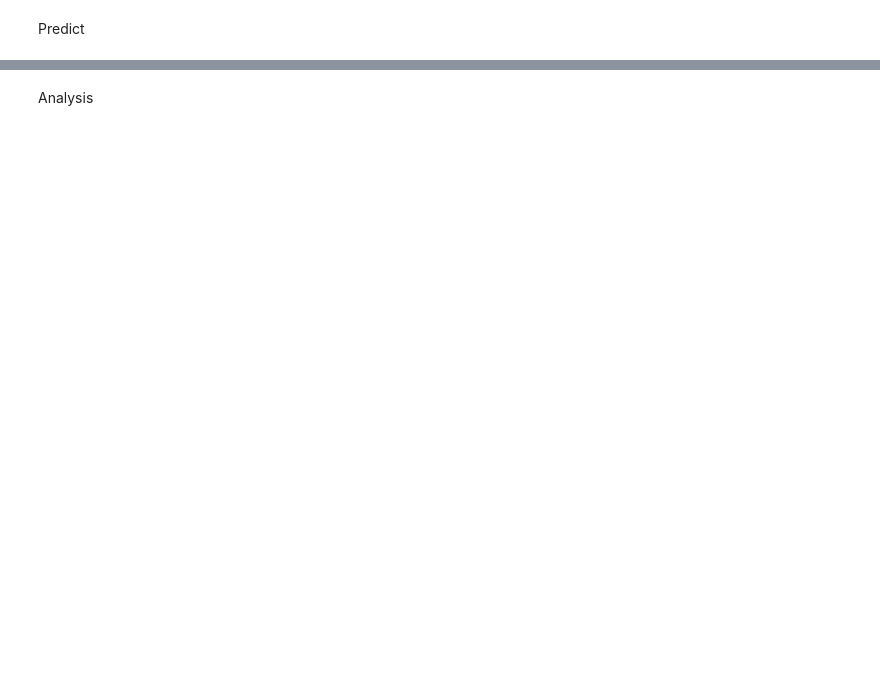
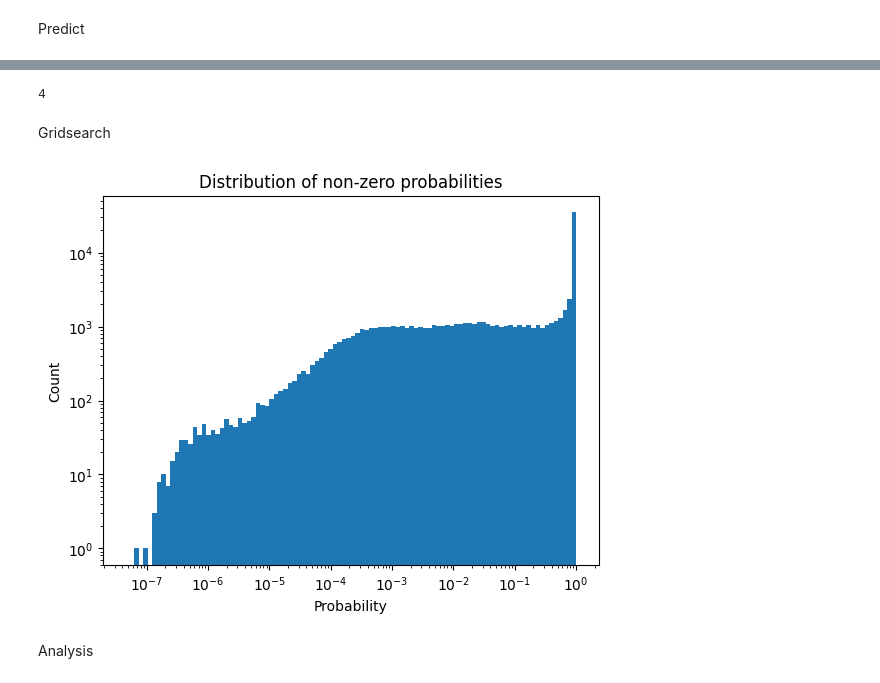
Before and after one commit to elidub/MedicalImaging_Ribfracture, a Jupyter notebook: notebooks/elias_unet_analysis.ipynb, the cells around one changed output, grey strips where cells are left out. Cells and saved outputs as stored; diff of their text form; code cells hidden in the pictures; blank space fills up the shorter version.

```diff
--- a/notebooks/elias_unet_analysis.ipynb
+++ b/notebooks/elias_unet_analysis.ipynb
@@ -110,0 +138,6 @@ for d in data:
+# %%
+len(data[0])
+# %% [output]
+4
+# %% [markdown]
+Gridsearch
@@ -110,0 +172,30 @@ for d in data:
+# %%
+p_nonzero = np.array([])
+device = 'cpu'
+
+for d in data:
+    x, y, p = d['img'], d['label'], d['pred']
+    p_nonzero = np.append(p_nonzero, p[p != 0])
+
+    y = torch.tensor(simplify_labels(y), device = device, dtype = torch.int)
+    for i, combi in tqdm(gs.iterrows(), total=len(gs)):
+        prob_thresh, bone_thresh, size_thresh = combi[:3]
+
+        p_post = _post_process(pred = p, image = x, prob_thresh=prob_thresh, bone_thresh=bone_thresh, size_thresh=size_thresh)
+        p_post = torch.tensor(simplify_labels(p_post), device = device, dtype = torch.int)
+
+        metric = calculate_metrics(y, p_post)
+
+        for k, v in metric.items():
+            gs.loc[i, k].append(v)
+
+    gs.to_csv('../store/grid_search.csv', index=False)
+
+gs['accuracy_mean'] = gs['accuracy'].apply(lambda x: np.mean(x))
+gs['precision_mean'] = gs['precision'].apply(lambda x: np.mean(x))
+gs['recall_mean'] = gs['recall'].apply(lambda x: np.mean(x))
+gs['accuracy_std'] = gs['accuracy'].apply(lambda x: np.std(x))
+gs['precision_std'] = gs['precision'].apply(lambda x: np.std(x))
+gs['recall_std'] = gs['recall'].apply(lambda x: np.std(x))
+
+gs.to_csv('../store/grid_search.csv', index=False)
@@ -111,2 +232,16 @@ for d in data:
+# %%
+def plot_loghist(x, bins):
+    hist, bins = np.histogram(x, bins=bins)
+    logbins = np.logspace(np.log10(bins[0]),np.log10(bins[-1]),len(bins))
+    plt.hist(x, bins=logbins)
+    plt.xscale('log')
+plot_loghist(p_nonzero, 100)
+plt.title('Distribution of non-zero probabilities')
+plt.xlabel('Probability')
+plt.ylabel('Count')
+plt.yscale('log')
+plt.show()
+# %% [output]
+[figure, added]
 # %% [markdown]
 Analysis
```
Also changed, not shown: parts of 15 cells of this notebook, 1 other file.
